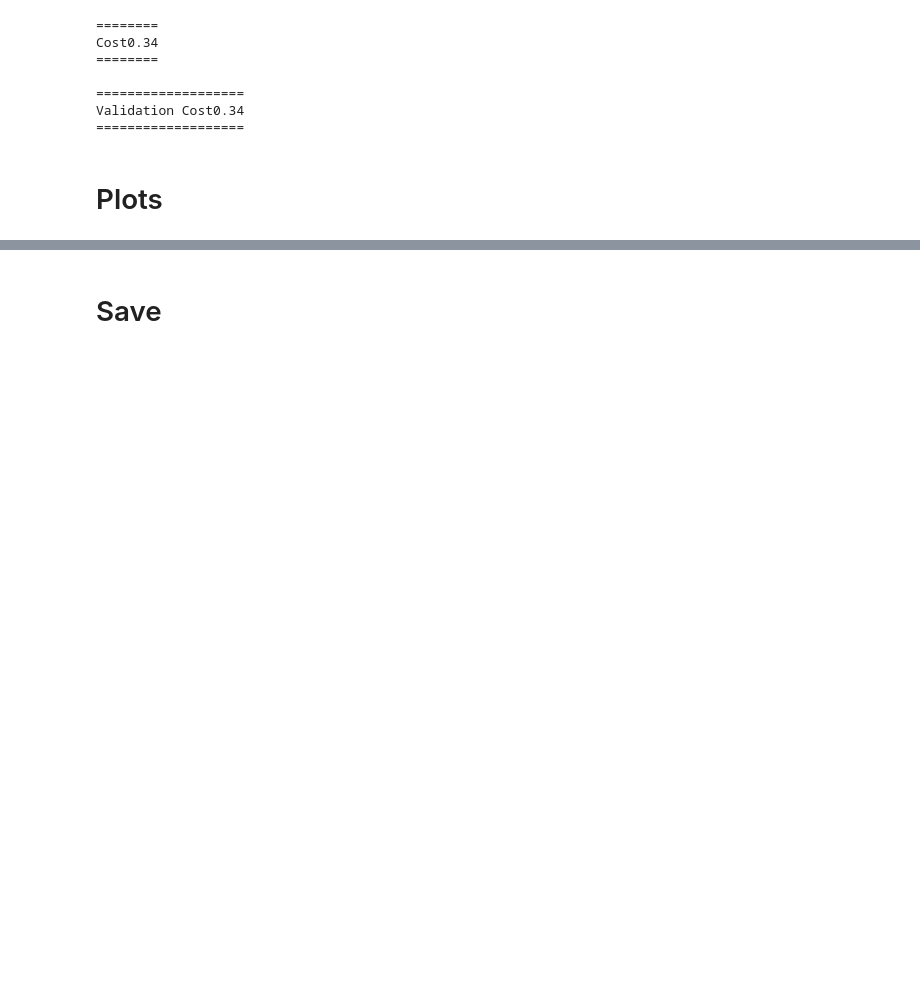
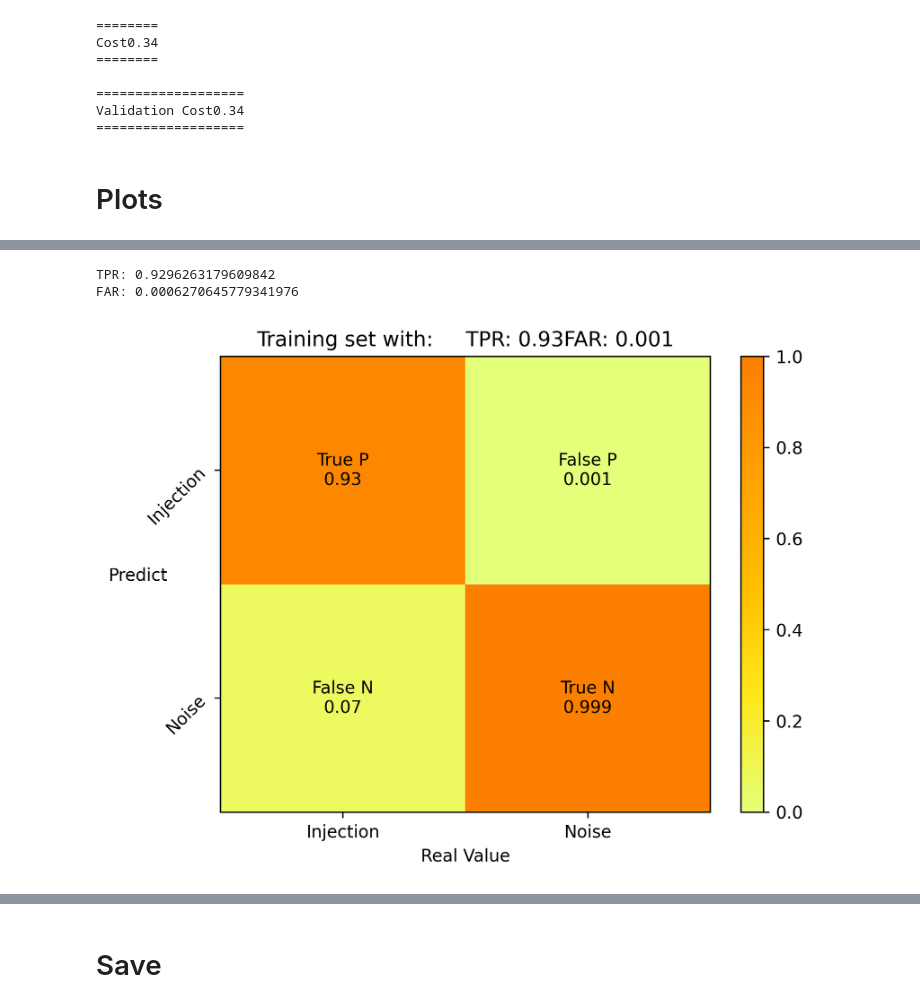
Before and after one commit to AndyC80297/Tutorials, a Jupyter notebook: pytorch_tutorial.ipynb, the cells around one changed output, grey strips where cells are left out. Drawn from its saved outputs; the diff is of its cells as text; code cells hidden in the pictures; blank space fills up the shorter version.

```diff
--- a/pytorch_tutorial.ipynb
+++ b/pytorch_tutorial.ipynb
@@ -246,3 +192,20 @@ torch.Size([10000, 2])
+# %%
+# Load Training data into pytorch tensor
+dataset = MyDataset(strains[0], targets[0])
+
+training_data = DataLoader(
+    dataset,
+    batch_size=256,
+    shuffle=True
+)
+
+# Load Validation data into pytorch tensor
+dataset_v = MyDataset(strains[1], targets[1])
+validation_data = DataLoader(
+    dataset_v,
+    batch_size=32,
+    shuffle=True
+)
 # %% [markdown]
 # Warmup
 # %%
@@ -484,3 +457,63 @@ plt.close()
+# %%
+t_metrix = np.zeros([2,2])
+metrix = np.zeros([2,2])
+with torch.no_grad():
+    for num, (x, y) in enumerate(tqdm(training_data)):
+        Real_label = y.numpy()
+        Prediction = model(x.to(device)).cpu()
+        # Prediction = Prediction
+        max_idx = torch.argmax(Prediction, axis=1, keepdim=True)
+        one_hot = torch.zeros(Prediction.shape)
+        one_hot.scatter_(1, max_idx, 1)
+        Prediction  = one_hot.detach().numpy()
+
+        for i in range(2):
+            for j in range(2):
+                if np.sum(Real_label[:,j]) != 0:
+                    metrix[i, j] =  np.dot(
+                        Real_label[:,j],
+                        Prediction[:,i]
+                    )/np.sum(Real_label[:,j])
+                if np.sum(Real_label[:,j]) == 0 :
+                    metrix[i, j] =  np.dot(
+                        Real_label[:,j],
+                       Prediction[:,i]
+                    )/(np.sum(Real_label[:,j])+1e-20)  # Avoiding deviding by zero
+
+        t_metrix += metrix
+    metrix = t_metrix/(num+1)
+    TPR = metrix[0,0]
+    FAR = metrix[0,1]/(metrix[0,0] + metrix[0,1])
+
+print(f'TPR: {TPR}')
+print(f'FAR: {FAR}')
+
+lab = np.array([['True P', 'False P'], ['False N', 'True N']])
+plt.figure()
+color = plt.pcolormesh([metrix[1], metrix[0]], cmap = 'Wistia', vmin=0, vmax=1)
+for i in range(2):
+    for j in range(2):
+
+        plt.text(i+.5, j+.5,
+                 f'{lab[1-j,i]}\n{round(metrix[1-j,i],3)}',
+                 ha = 'center',
+                 va = 'center')
+
+plt.xticks([.5, 1.5], ['Injection', 'Noise'])
+plt.yticks([.5, 1.5], ['Noise', 'Injection'], rotation=45)
+plt.xlabel('Real Value')
+plt.ylabel('Predict', rotation=0)
+plt.title(
+    f'Training set with:     TPR: {round(metrix[0, 0], 3)}FAR: {round(FAR, 3)}'
+)
+plt.colorbar(color)
+plt.savefig(OUT_BASE / 'Training set performance.png', bbox_inches = 'tight')
+plt.show()
+plt.close()
+# %% [output]
+TPR: 0.9296263179609842
+FAR: 0.0006270645779341976
+[figure, added]
 # %%
 t_metrix = np.zeros([2,2])
 metrix = np.zeros([2,2])
```
Also changed, not shown: parts of 36 cells of this notebook.
